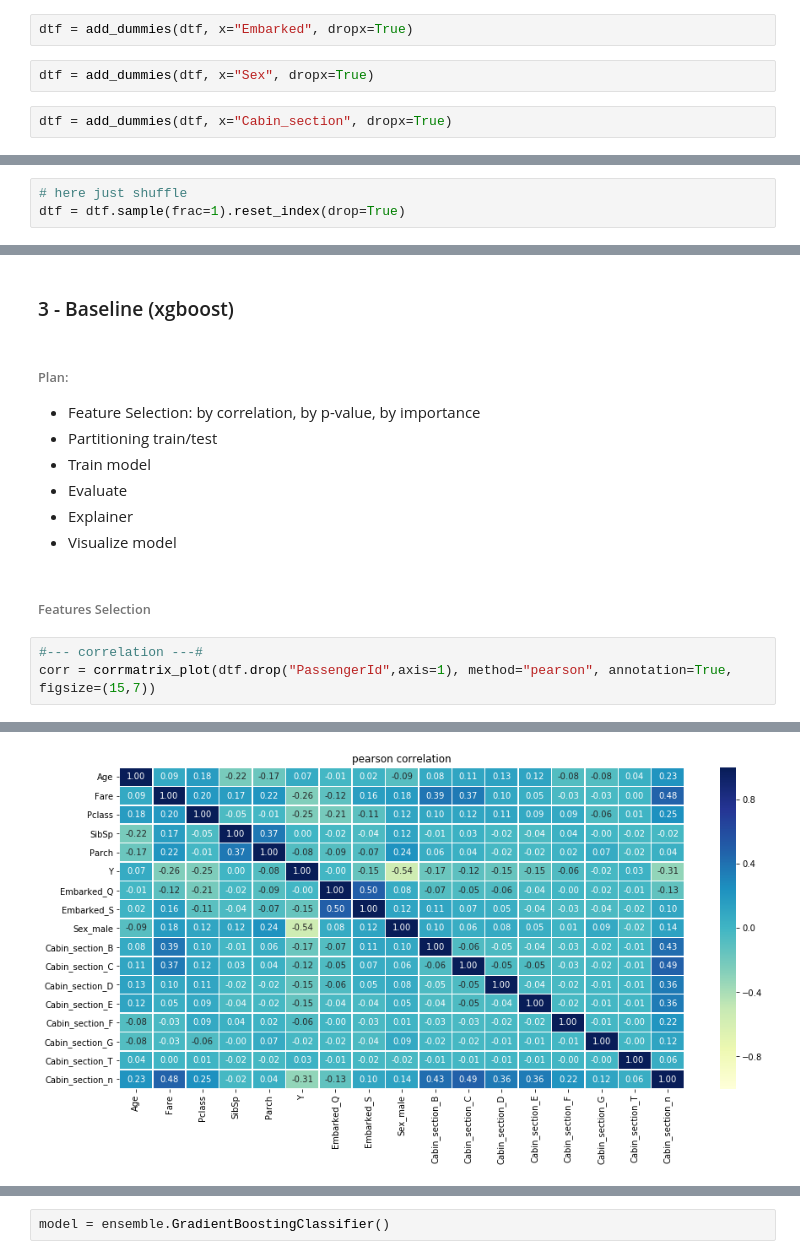
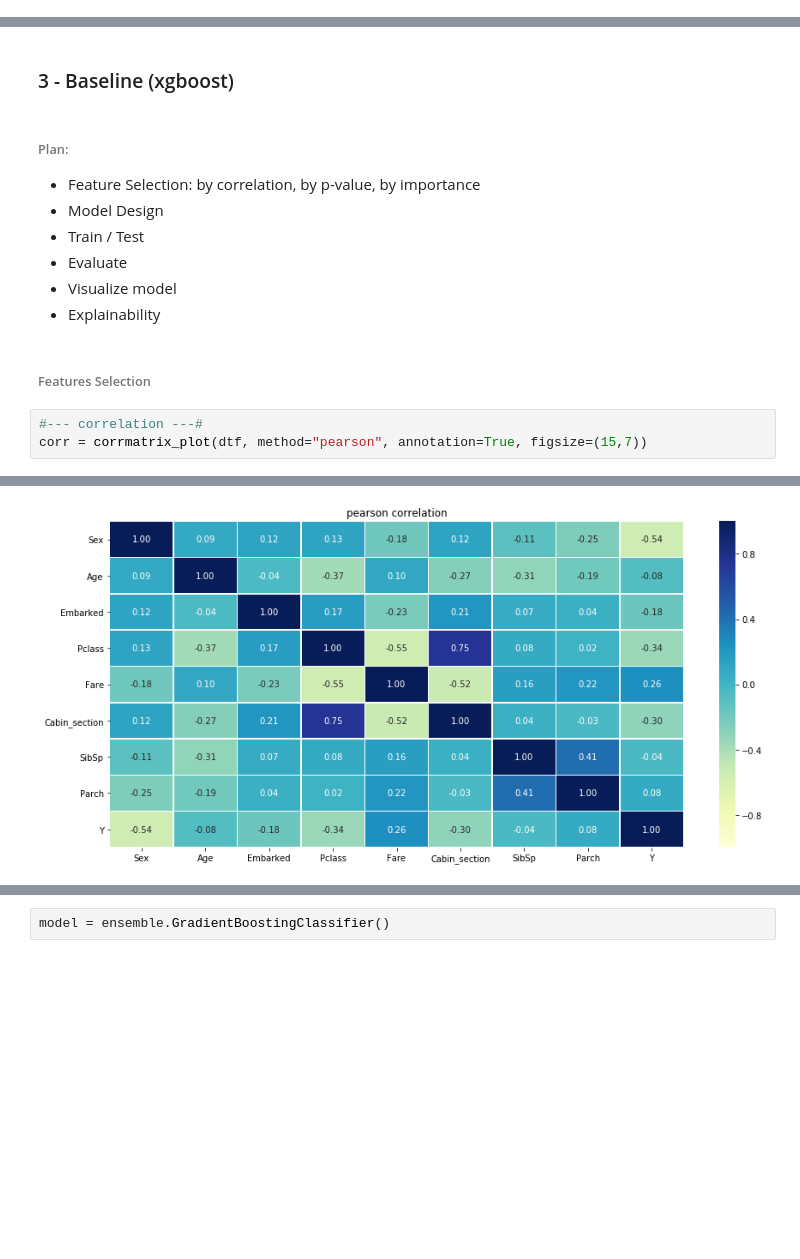
Before and after one commit to mdipietro09/DataScience_ArtificialIntelligence_Utils, a Jupyter notebook: machine_learning/example_classification.ipynb, the cells around one changed output, grey strips where cells are left out. Drawn from its saved outputs; the diff is of its cells as text; blank space fills up the shorter version.

```diff
--- a/machine_learning/example_classification.ipynb
+++ b/machine_learning/example_classification.ipynb
@@ -237,6 +236,0 @@ print(dtf.shape)
-# %%
-dtf = add_dummies(dtf, x="Embarked", dropx=True)
-# %%
-dtf = add_dummies(dtf, x="Sex", dropx=True)
-# %%
-dtf = add_dummies(dtf, x="Cabin_section", dropx=True)
@@ -243,5 +259,2 @@ dtf = add_dummies(dtf, x="Cabin_section", dropx=True)
 # %% [markdown]
 ###### Resample
-# %%
-# here just shuffle
-dtf = dtf.sample(frac=1).reset_index(drop=True)
@@ -250,14 +452,14 @@ dtf = dtf.sample(frac=1).reset_index(drop=True)
 # %% [markdown]
 ###### Plan:
 - Feature Selection: by correlation, by p-value, by importance
-- Partitioning train/test
-- Train model
+- Model Design
+- Train / Test
 - Evaluate
-- Explainer
 - Visualize model
+- Explainability
 # %% [markdown]
 ###### Features Selection
 # %%
 #--- correlation ---#
-corr = corrmatrix_plot(dtf.drop("PassengerId",axis=1), method="pearson", annotation=True, figsize=(15,7))
+corr = corrmatrix_plot(dtf, method="pearson", annotation=True, figsize=(15,7))
 # %% [output]
@@ -264 +469 @@ corr = corrmatrix_plot(dtf.drop("PassengerId",axis=1), method="pearson", annotat
-[figure, old version]
+[figure, new version]
```
Also changed, not shown: parts of 77 cells of this notebook, 4 other files.
